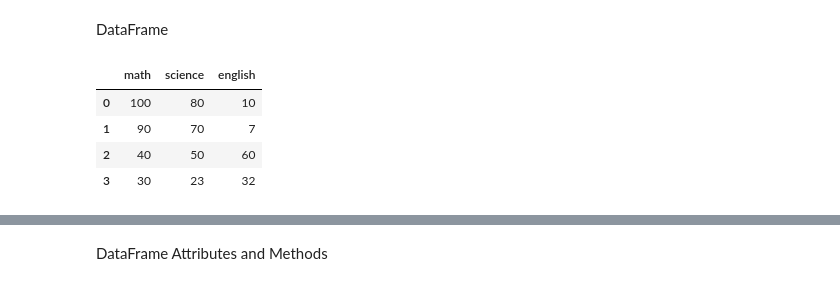
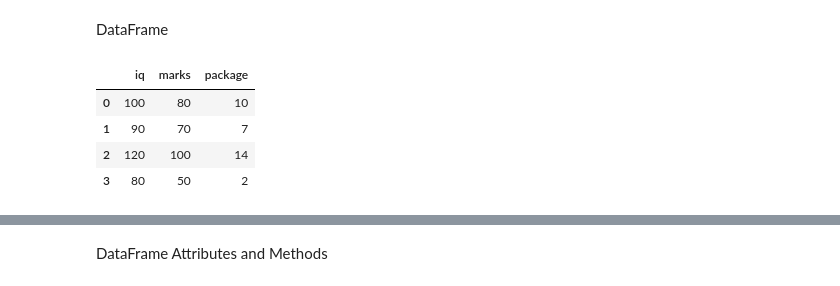
Before and after one commit to Tdeflash12/AI-ML, a Jupyter notebook: Dataframe.ipynb, the cells around one changed output, grey strips where cells are left out. Cells and saved outputs as stored; diff of their text form; code cells hidden in the pictures.

```diff
--- a/Dataframe.ipynb
+++ b/Dataframe.ipynb
@@ -6,17 +6,18 @@ import pandas as pd
 # %% [markdown]
 DataFrame
 # %%
-# using list
-student_data=[
+# using lists
+student_data = [
     [100,80,10],
     [90,70,7],
-    [40,50,60],
-    [30,23,32]
+    [120,100,14],
+    [80,50,2]
 ]
-pd.DataFrame(student_data, columns=['math', 'science', 'english'])
+
+pd.DataFrame(student_data,columns=['iq','marks','package'])
 # %% [output]
-|  | math | science | english |
+|  | iq | marks | package |
 | 0 | 100 | 80 | 10 |
 | 1 | 90 | 70 | 7 |
-| 2 | 40 | 50 | 60 |
-| 3 | 30 | 23 | 32 |
+| 2 | 120 | 100 | 14 |
+| 3 | 80 | 50 | 2 |
```
Also changed, not shown: parts of 23 cells of this notebook.
